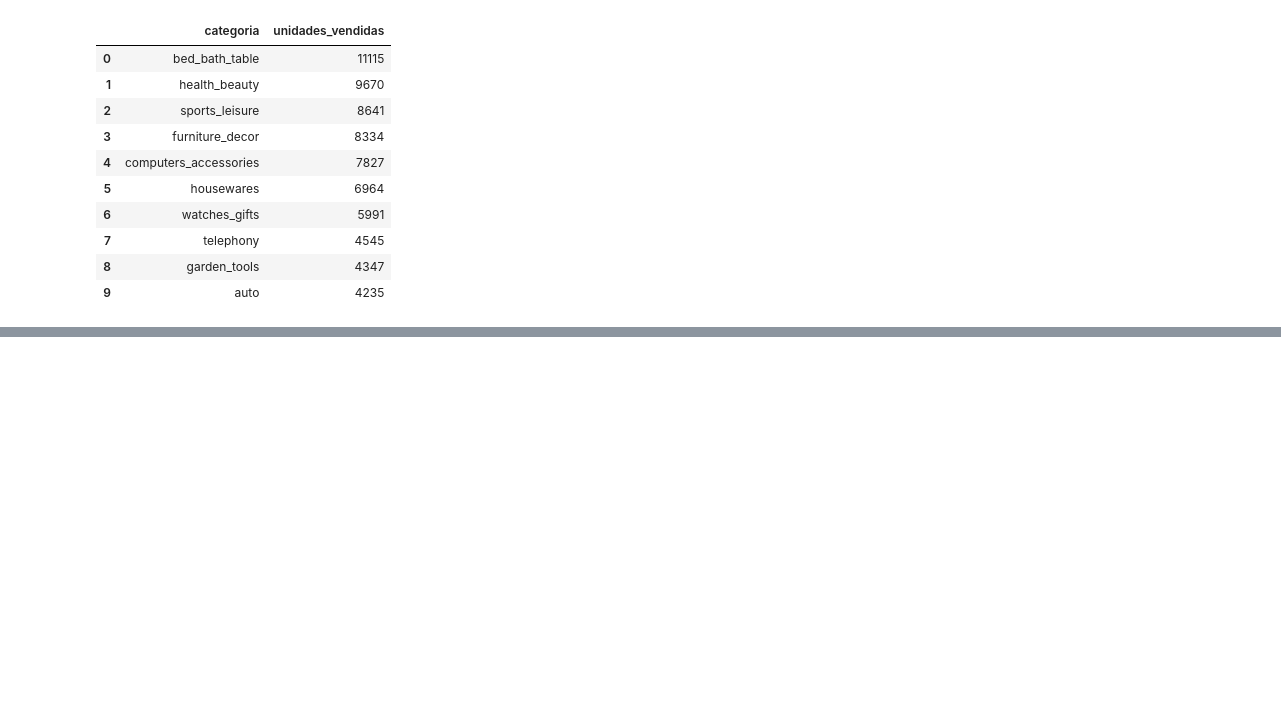
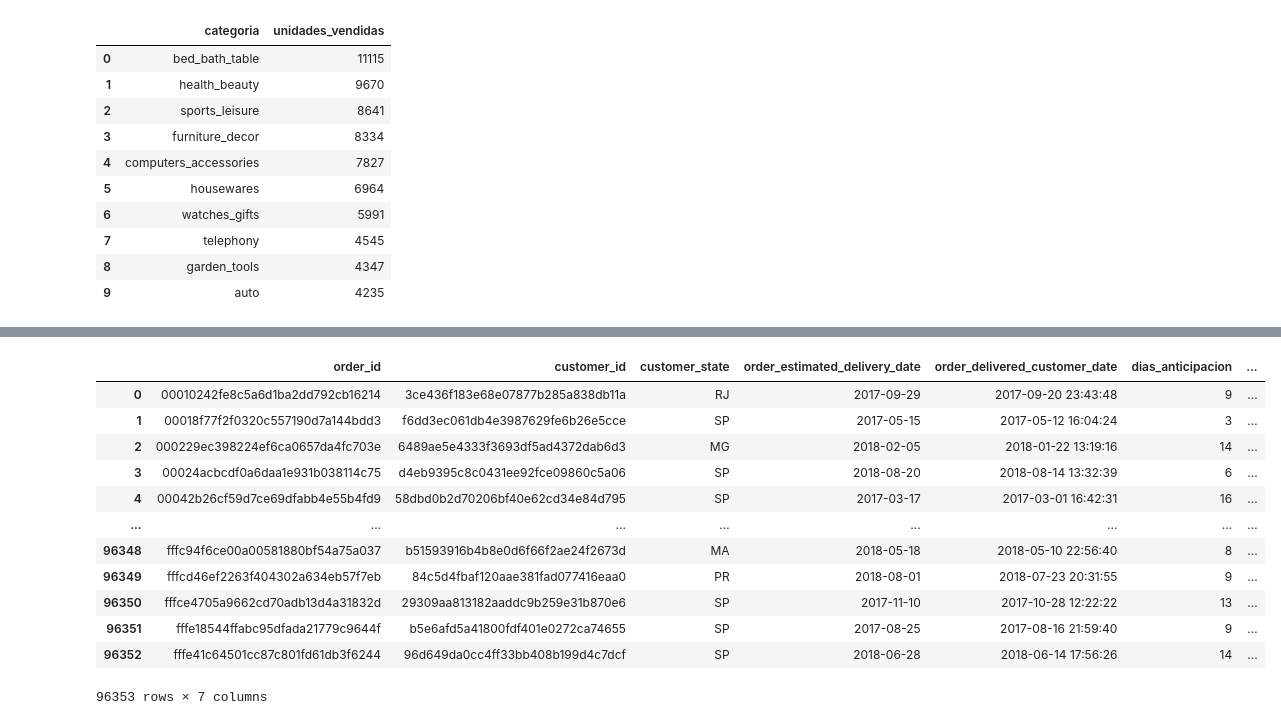
Before and after one commit to mtszmo/data, a Jupyter notebook: analisis_exploratorio.ipynb, the cells around one changed output, grey strips where cells are left out. Drawn from its saved outputs; the diff is of its cells as text; code cells hidden in the pictures; blank space fills up the shorter version.

```diff
--- a/analisis_exploratorio.ipynb
+++ b/analisis_exploratorio.ipynb
@@ -129,0 +146,17 @@ df_rfm
+# %%
+df_logistica_tiempos_indiv = ejecutar_query_desde_archivo('queries/09_logistica_tiempos_indiv.sql')
+df_logistica_tiempos_indiv
+# %% [output]
+|  | order_id | customer_id | customer_state | order_estimated_delivery_date | order_delivered_customer_date | dias_anticipacion | ... |
+| 0 | 00010242fe8c5a6d1ba2dd792cb16214 | 3ce436f183e68e07877b285a838db11a | RJ | 2017-09-29 | 2017-09-20 23:43:48 | 9 | ... |
+| 1 | 00018f77f2f0320c557190d7a144bdd3 | f6dd3ec061db4e3987629fe6b26e5cce | SP | 2017-05-15 | 2017-05-12 16:04:24 | 3 | ... |
+| 2 | 000229ec398224ef6ca0657da4fc703e | 6489ae5e4333f3693df5ad4372dab6d3 | MG | 2018-02-05 | 2018-01-22 13:19:16 | 14 | ... |
+| 3 | 00024acbcdf0a6daa1e931b038114c75 | d4eb9395c8c0431ee92fce09860c5a06 | SP | 2018-08-20 | 2018-08-14 13:32:39 | 6 | ... |
+| 4 | 00042b26cf59d7ce69dfabb4e55b4fd9 | 58dbd0b2d70206bf40e62cd34e84d795 | SP | 2017-03-17 | 2017-03-01 16:42:31 | 16 | ... |
+| ... | ... | ... | ... | ... | ... | ... | ... |
+| 96348 | fffc94f6ce00a00581880bf54a75a037 | b51593916b4b8e0d6f66f2ae24f2673d | MA | 2018-05-18 | 2018-05-10 22:56:40 | 8 | ... |
+| 96349 | fffcd46ef2263f404302a634eb57f7eb | 84c5d4fbaf120aae381fad077416eaa0 | PR | 2018-08-01 | 2018-07-23 20:31:55 | 9 | ... |
+| 96350 | fffce4705a9662cd70adb13d4a31832d | 29309aa813182aaddc9b259e31b870e6 | SP | 2017-11-10 | 2017-10-28 12:22:22 | 13 | ... |
+| 96351 | fffe18544ffabc95dfada21779c9644f | b5e6afd5a41800fdf401e0272ca74655 | SP | 2017-08-25 | 2017-08-16 21:59:40 | 9 | ... |
+| 96352 | fffe41c64501cc87c801fd61db3f6244 | 96d649da0cc4ff33bb408b199d4c7dcf | SP | 2018-06-28 | 2018-06-14 17:56:26 | 14 | ... |
+96353 rows × 7 columns
```
Also changed, not shown: parts of 4 cells of this notebook.
